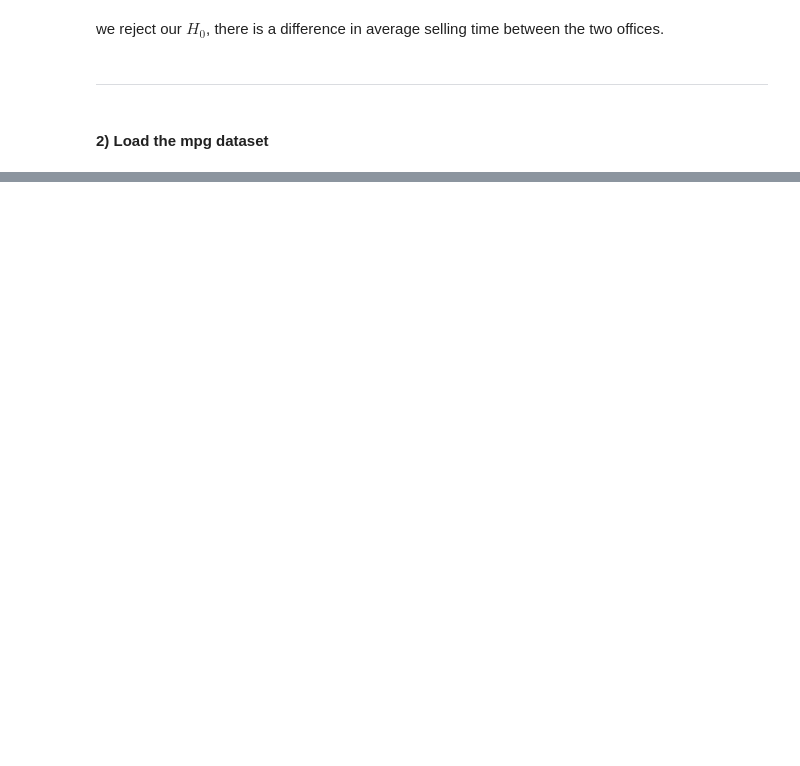
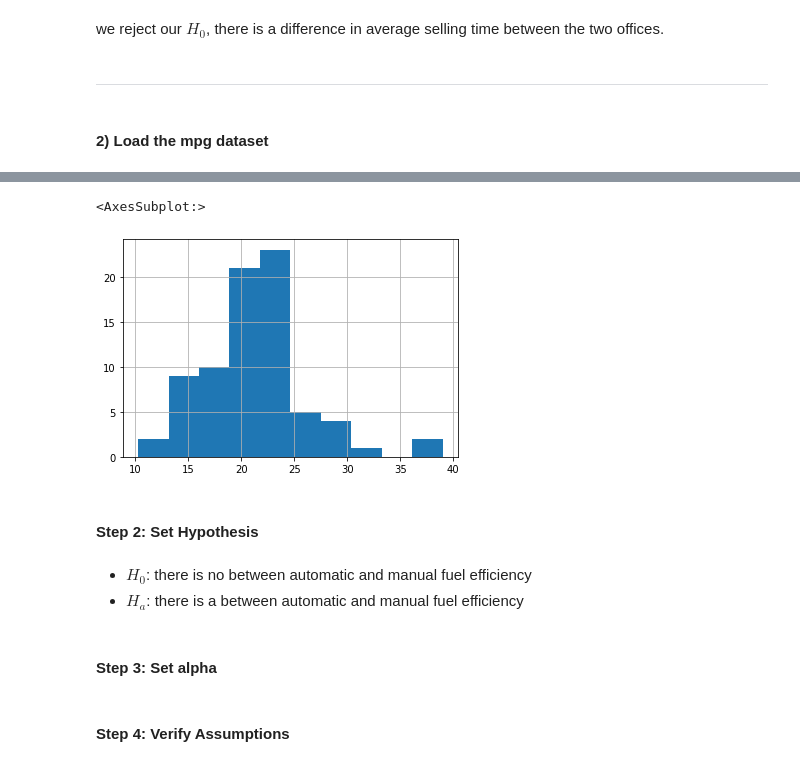
Before and after one commit to natasharivers/Statistics, a Jupyter notebook: hypothesis_testing_cont.ipynb, the cells around one changed output, grey strips where cells are left out. Cells and saved outputs as stored; diff of their text form; code cells hidden in the pictures; blank space fills up the shorter version.

```diff
--- a/hypothesis_testing_cont.ipynb
+++ b/hypothesis_testing_cont.ipynb
@@ -153,0 +328,12 @@ ninenine_fuel.hist()
+# %%
+fuel_manual.hist()
+# %% [output]
+<AxesSubplot:>
+[figure, added]
+# %% [markdown]
+#### Step 2: Set Hypothesis
+# %% [markdown]
+- $H_0$: there is no between automatic and manual fuel efficiency
+- $H_a$: there is a between automatic and manual fuel efficiency
+# %% [markdown]
+#### Step 3: Set alpha
@@ -153,0 +342,2 @@ ninenine_fuel.hist()
+# %% [markdown]
+#### Step 4: Verify Assumptions
```
Also changed, not shown: parts of 77 cells of this notebook.
